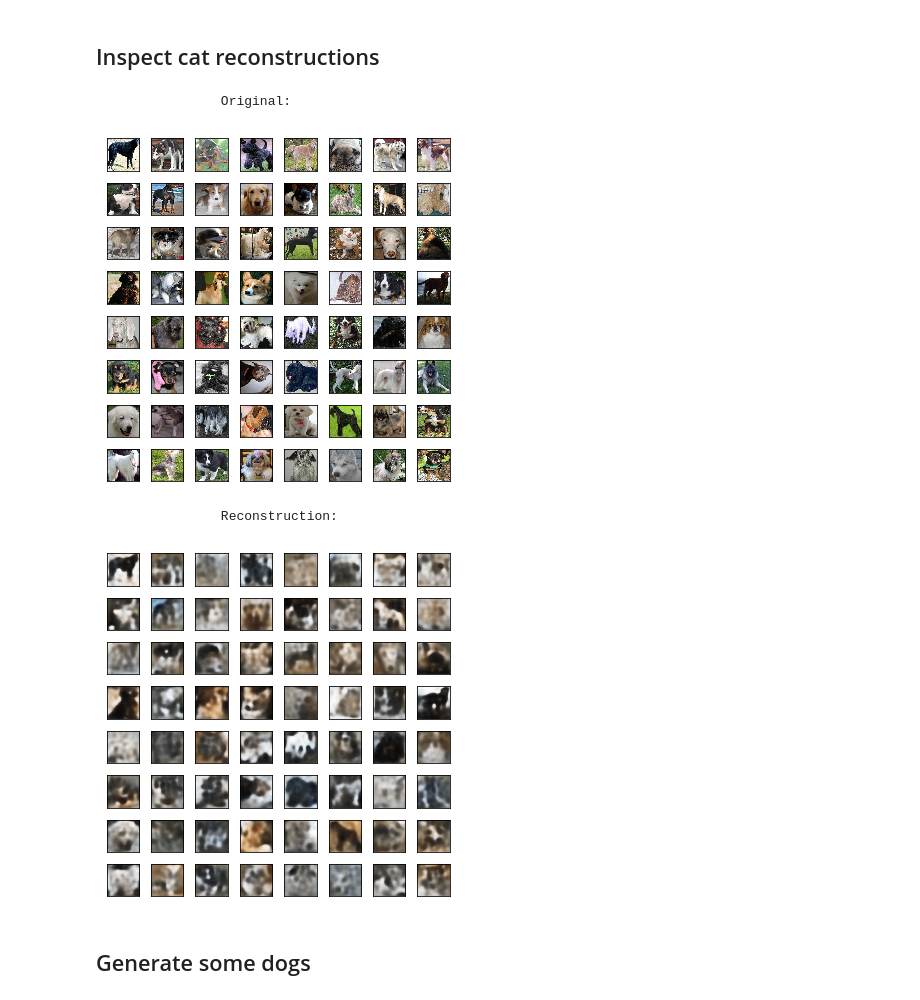
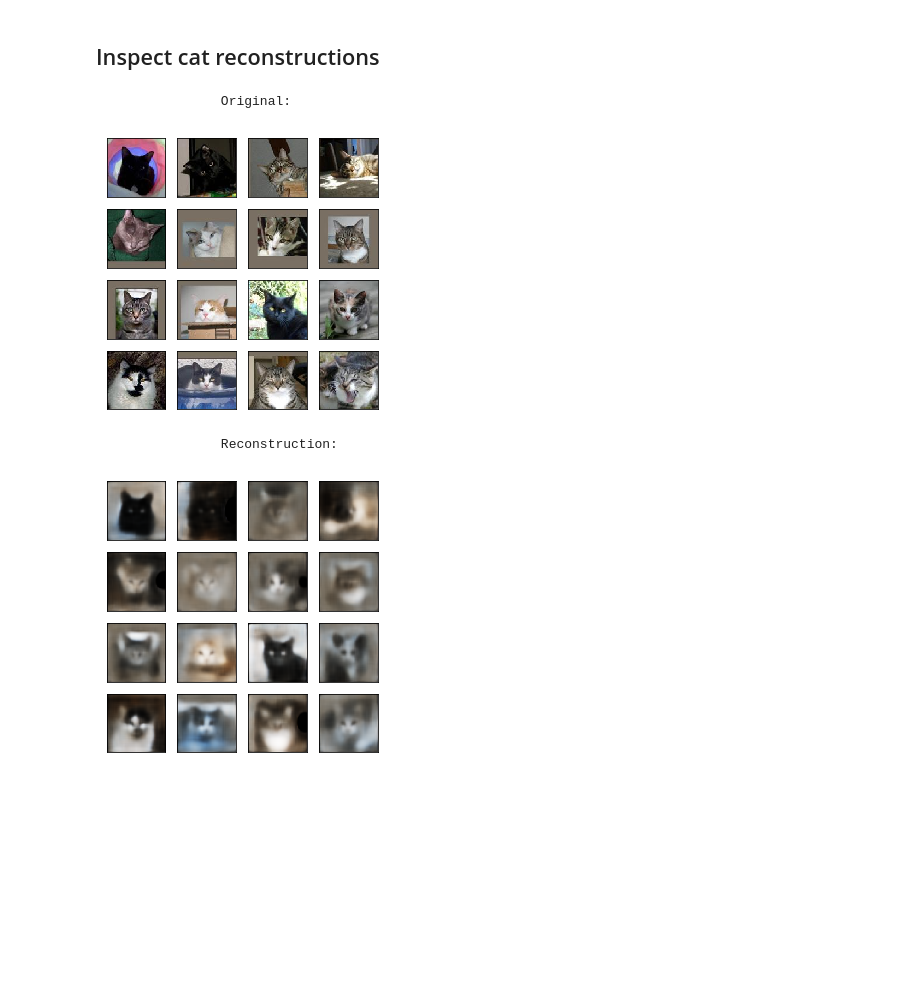
Before and after one commit to cpfpengfei/dogGenerator, a Jupyter notebook: testModel.ipynb, the cells around one changed output. Drawn from its saved outputs; the diff is of its cells as text; code cells hidden in the pictures; blank space fills up the shorter version.

```diff
--- a/testModel.ipynb
+++ b/testModel.ipynb
@@ -13,15 +13,12 @@ Using TensorFlow backend.
 # %%
 valCats = readSavedFiles( "valCats.txt" )
-valDogs = readSavedFiles( "valDogs.txt" )
 
-encCat, decCat, catVAE = genModel()
-encDog, decDog, dogVAE = genModel()
+encCat, decCat, catVAE = genModel( imgSize = 128 )
 
 catVAE.load_weights( "weights/catGen.hdf5" )
-dogVAE.load_weights( "weights/dogGen.hdf5" )
 
 codeSize = 2048
-imgSize = 256
+imgSize = 128
 # %% [markdown]
 ## Generate some cats
 # %%
@@ -36,19 +33,17 @@ plotGrid( cats, "", (5, 5) )
 # %% [markdown]
 ## Inspect cat reconstructions
 # %%
-catSample, _ = next( genBatch( valCats, 64, imgSize, False ) )
+catSample, _ = next( genBatch( valCats, 16, imgSize, False ) )
 
 recon = catVAE.predict( catSample )
 
 print( "\n\t\tOriginal:" )
-plotGrid( catSample, "", size = (5, 5) )
+plotGrid( catSample, "", size = (4, 4) )
 
 print( "\n\t\tReconstruction:" )
-plotGrid( recon, "", size = (5, 5) )
+plotGrid( recon, "", size = (4, 4) )
 # %% [output]
                 Original:
-[figure, old version]
+[figure, new version]
                 Reconstruction:
-[figure, old version]
+[figure, new version]
-# %% [markdown]
-## Generate some dogs
```
Also changed, not shown: parts of 5 cells of this notebook, 14 other files.
